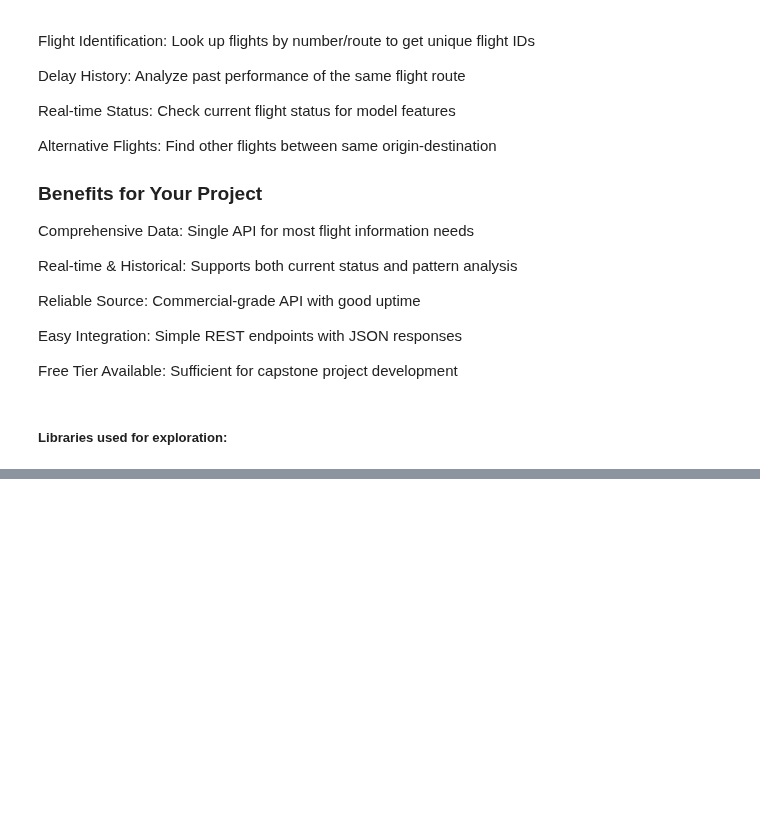
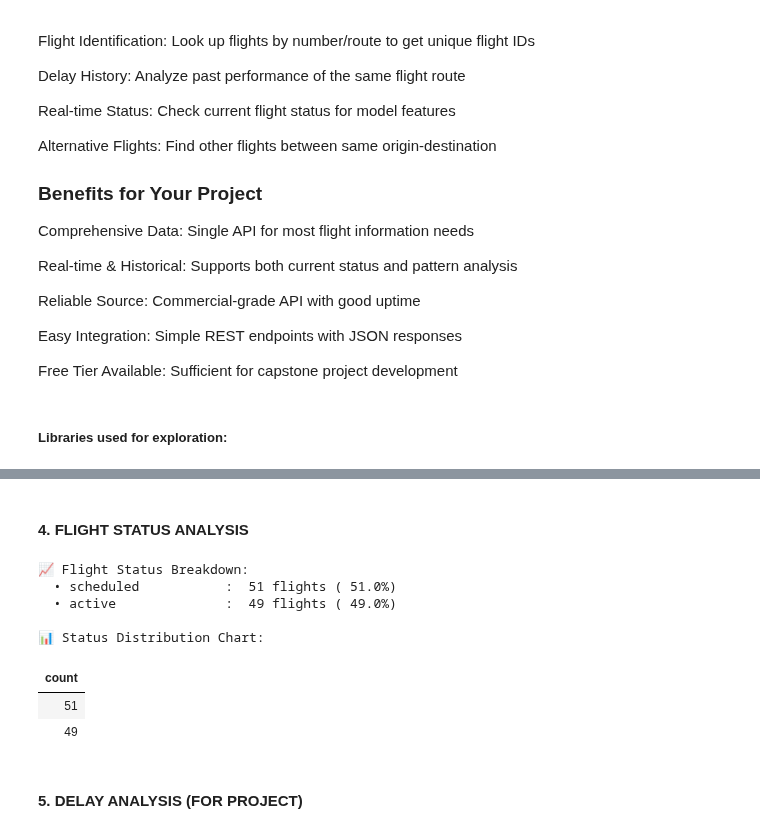
Before and after one commit to OmaryElkady/Data-Science-Capstone, a Jupyter notebook: aviation_stack_api_tests.ipynb, the cells around one changed output, grey strips where cells are left out. Drawn from its saved outputs; the diff is of its cells as text; code cells hidden in the pictures; blank space fills up the shorter version.

```diff
--- a/aviation_stack_api_tests.ipynb
+++ b/aviation_stack_api_tests.ipynb
@@ -170,0 +262,23 @@ Real-time Features: Current flight status as input to ML model
+# %% [markdown]
+#### 4. FLIGHT STATUS ANALYSIS
+# %%
+status_distribution = flights_df['flight_status'].value_counts()
+print("\nFlight Status Breakdown:")
+for status, count in status_distribution.items():
+    pct = count / len(flights_df) * 100
+    print(f"  • {status:20s}: {count:3d} flights ({pct:5.1f}%)")
+
+# Visualize status distribution
+print("\nStatus Distribution Chart:")
+display(flights_df['flight_status'].value_counts().to_frame('count'))
+# %% [output]
+📈 Flight Status Breakdown:
+  • scheduled           :  51 flights ( 51.0%)
+  • active              :  49 flights ( 49.0%)
+
+📊 Status Distribution Chart:
+| count |
+| 51 |
+| 49 |
+# %% [markdown]
+#### 5. DELAY ANALYSIS (FOR PROJECT)
```
Also changed, not shown: parts of 35 cells of this notebook, 1 other file.
